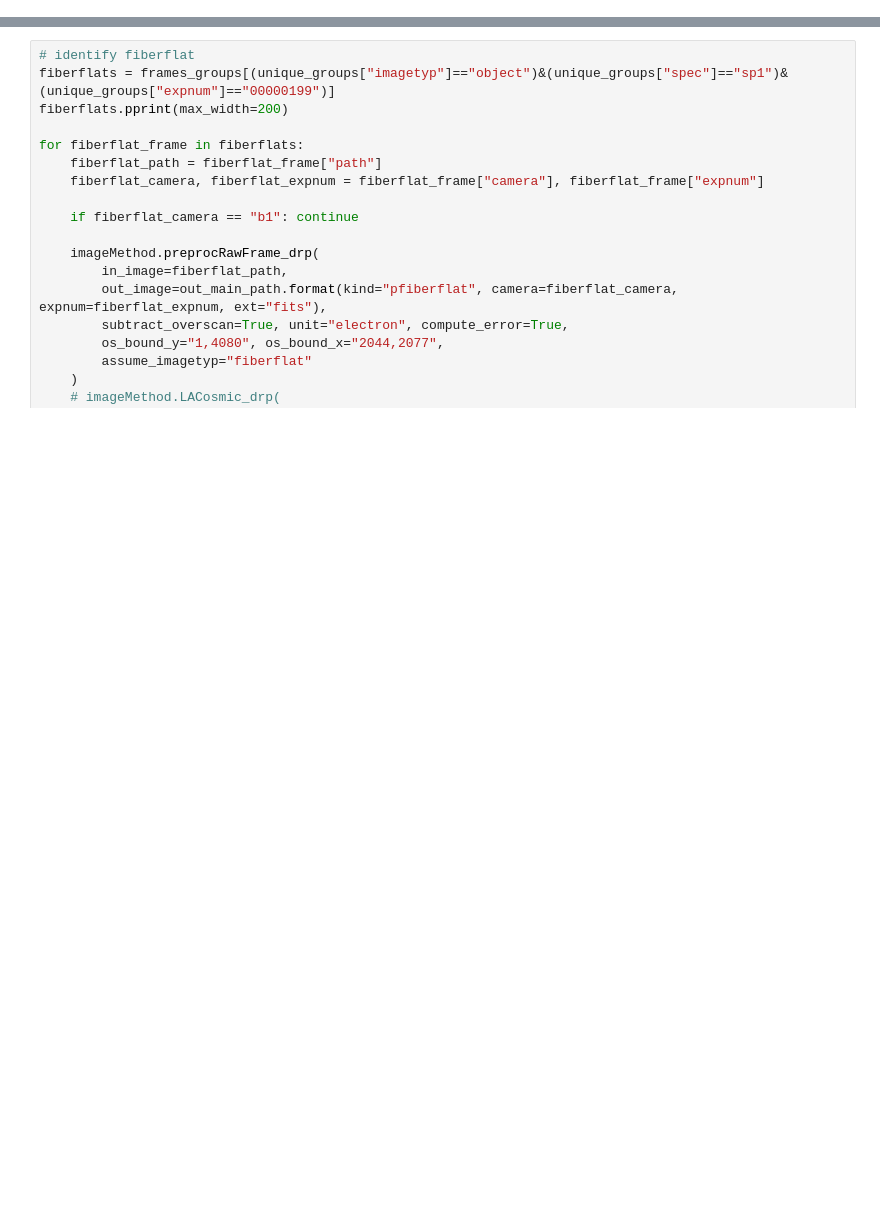
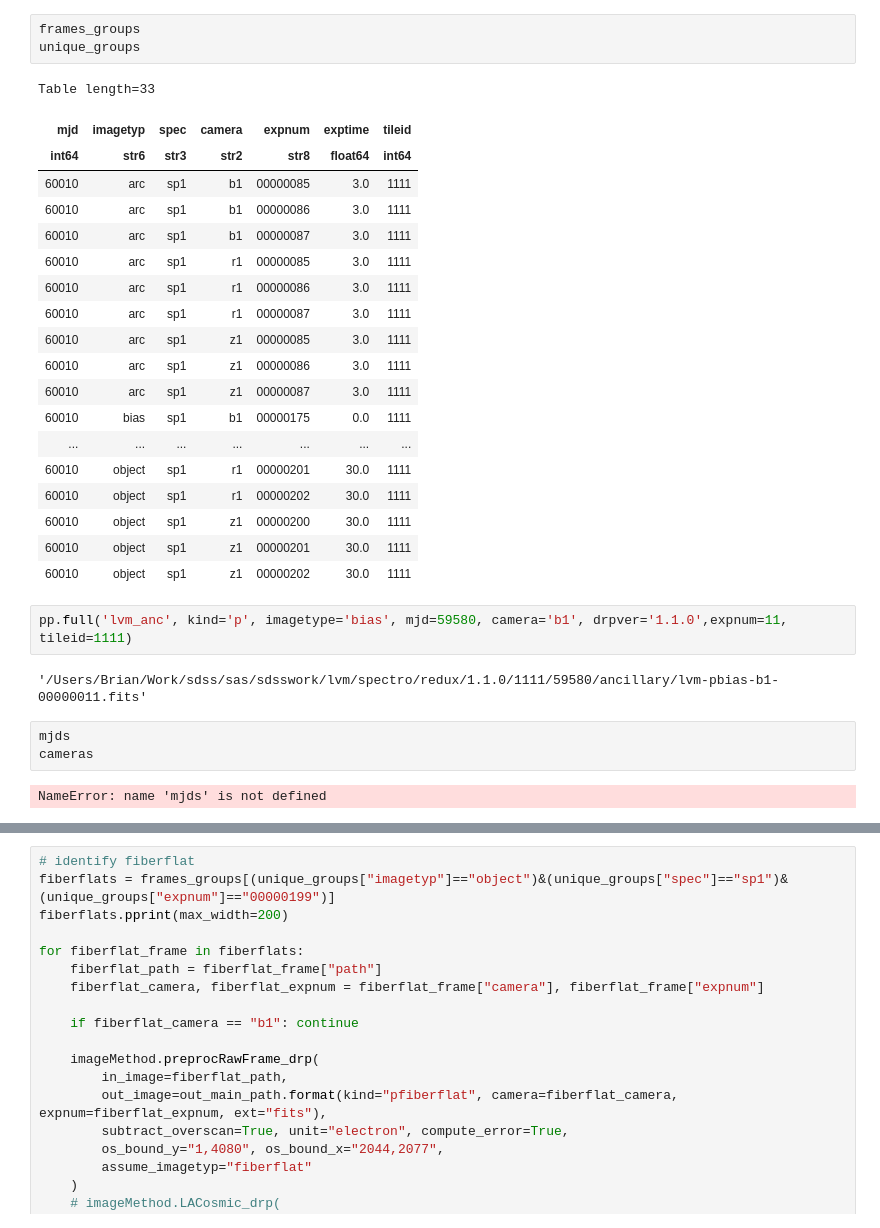
Before and after one commit to sdss/lvmdrp, a Jupyter notebook: examples/lco_com/full_reduction.ipynb, the cells around one changed output, grey strips where cells are left out. Cells and saved outputs as stored; diff of their text form; blank space fills up the shorter version.

```diff
--- a/examples/lco_com/full_reduction.ipynb
+++ b/examples/lco_com/full_reduction.ipynb
@@ -40,0 +176,32 @@ unique_groups = frames_groups.keys
+# %%
+frames_groups
+unique_groups
+# %% [output]
+Table length=33
+| mjd | imagetyp | spec | camera | expnum | exptime | tileid |
+| int64 | str6 | str3 | str2 | str8 | float64 | int64 |
+| 60010 | arc | sp1 | b1 | 00000085 | 3.0 | 1111 |
+| 60010 | arc | sp1 | b1 | 00000086 | 3.0 | 1111 |
+| 60010 | arc | sp1 | b1 | 00000087 | 3.0 | 1111 |
+| 60010 | arc | sp1 | r1 | 00000085 | 3.0 | 1111 |
+| 60010 | arc | sp1 | r1 | 00000086 | 3.0 | 1111 |
+| 60010 | arc | sp1 | r1 | 00000087 | 3.0 | 1111 |
+| 60010 | arc | sp1 | z1 | 00000085 | 3.0 | 1111 |
+| 60010 | arc | sp1 | z1 | 00000086 | 3.0 | 1111 |
+| 60010 | arc | sp1 | z1 | 00000087 | 3.0 | 1111 |
+| 60010 | bias | sp1 | b1 | 00000175 | 0.0 | 1111 |
+| ... | ... | ... | ... | ... | ... | ... |
+| 60010 | object | sp1 | r1 | 00000201 | 30.0 | 1111 |
+| 60010 | object | sp1 | r1 | 00000202 | 30.0 | 1111 |
+| 60010 | object | sp1 | z1 | 00000200 | 30.0 | 1111 |
+| 60010 | object | sp1 | z1 | 00000201 | 30.0 | 1111 |
+| 60010 | object | sp1 | z1 | 00000202 | 30.0 | 1111 |
+# %%
+pp.full('lvm_anc', kind='p', imagetype='bias', mjd=59580, camera='b1', drpver='1.1.0',expnum=11, tileid=1111)
+# %% [output]
+'/Users/Brian/Work/sdss/sas/sdsswork/lvm/spectro/redux/1.1.0/1111/59580/ancillary/lvm-pbias-b1-00000011.fits'
+# %%
+mjds
+cameras
+# %% [output]
+NameError: name 'mjds' is not defined
```
Also changed, not shown: parts of 25 cells of this notebook, 3 other files.
